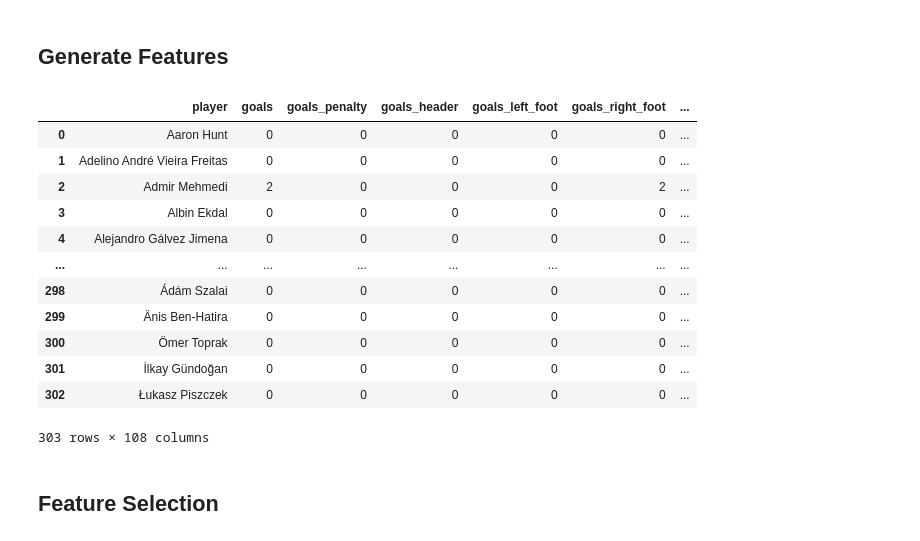
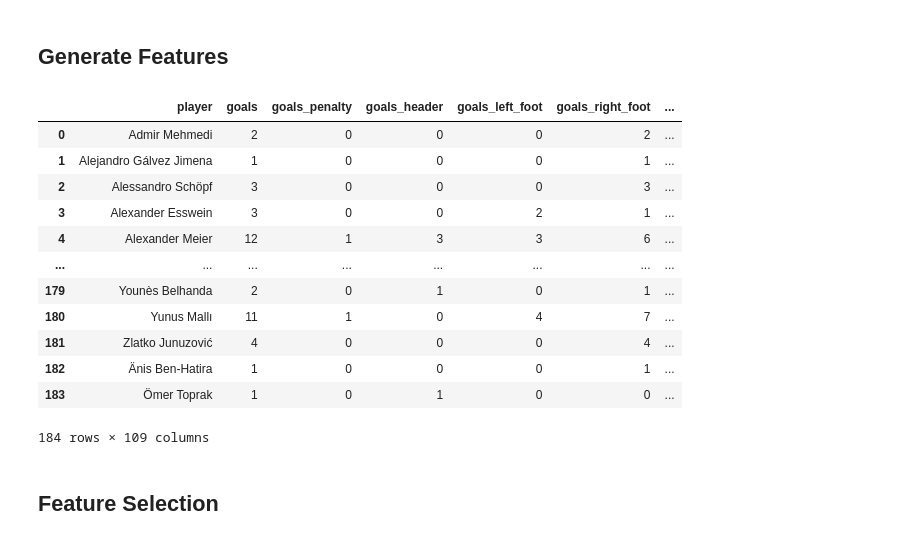
Before and after one commit to allorenz/football-player-similarity, a Jupyter notebook: src/feature_shooting.ipynb, the cells around one changed output. Saved outputs shown, nothing was run; the diff lists cells and outputs as text; code cells hidden in the pictures.

```diff
--- a/src/feature_shooting.ipynb
+++ b/src/feature_shooting.ipynb
@@ -44,7 +44,7 @@ df["shot_end_location"] = df["shot_end_location"].apply(convert_to_list) #shot_e
 df[["x", "y"]] = df["location"].apply(pd.Series)
 df[["x_end_shot", "y_end_shot","z_end_shot"]] = df["shot_end_location"].apply(pd.Series)
 
-df["under_pressure"] = df["under_pressure"] == True
+df["under_pressure"] = df['under_pressure'].fillna(False)
 df
 # %% [output]
 |  | player | position | type | location | minute | shot_aerial_won | play_pattern | shot_body_part | ... |
@@ -110,7 +110,7 @@ def count_important_goals(df):
     results = defaultdict(list)
 
     for match_id in df["match_id"].unique():
-        match = df.loc[df["match_id"] == match_id, ["match_id", "player","minute","possession_team"]]
+        match = df.loc[(df["match_id"] == match_id)  & (df["shot_outcome"] == "Goal"), ["match_id", "player","minute","possession_team"]]
         match = match.sort_values("minute", ascending=True)
         team_names = match['possession_team'].unique()
         team_scores = {team: 0 for team in team_names}
@@ -140,7 +140,7 @@ def count_important_goals(df):
 
     df_event_counts = df_results.groupby(["player", "event"]).size().unstack(fill_value=0).reset_index()
     return df_event_counts
-
+df["under_pressure"] = df["under_pressure"] == True
 # Create player statistics
 def analyze_shooting(df):
     """
@@ -172,7 +172,7 @@ def analyze_shooting(df):
     df_with_flags["is_in_goal_area"] = df[["x","y"]].apply(is_ex_in_goal_area, axis=1)
     df_with_flags["is_in_penalty_area"] = df[["x","y"]].apply(is_ex_in_penalty_area, axis=1)
     df_with_flags["is_in_attacking_third"] = df[["x","y"]].apply(is_ex_in_attacking_third, axis=1)
-    df_with_flags["is_in_middle_third"] = df[["x","y"]].apply(is_in_middle_third, axis=1)
+    df_with_flags["is_in_middle_third"] = (80 > df['x']) & (df['x'] > 40)
     df_with_flags["goal-shot_distance"] = df[["x","y","x_end_shot","y_end_shot"]].apply(calculate_distance, axis=1)
     df_with_flags["is_long_distance"] = (df_with_flags["goal-shot_distance"] >= long_goal_min_distance)
     df_with_flags["is_short_distance"] = (df_with_flags["goal-shot_distance"] <= short_goal_max_distance)
@@ -280,49 +280,49 @@ def analyze_shooting(df):
     player_under_pressure_grouping = player_under_pressure_grouping.drop("under_pressure", axis=1)
 
     important_goal_counts = count_important_goals(df)
+    important_goal_counts["goals_important"] = important_goal_counts["first_goal"] + important_goal_counts["equalizer"] + important_goal_counts["leading_goal"]
 
     player_stats = pd.merge(left=total_stats, right=player_under_pressure_grouping, on="player")
     player_stats = pd.merge(left=player_stats, right=important_goal_counts, on="player")
 
     calculation_pairs = [
         ('shots_on_target', 'shots_total', "shots_on_target_%"),
         ("goals", "shots_total", "shot_conversion_%"),
         ("goals", "shots_on_target", "shot_conversion_on_target_%"),
         ("up_goals", "up_shots_total", "up_shot_conversion_%"),
         ("up_shots_on_target", "up_shots_total", "up_shots_on_target_%"),
         ("shots_inside_penalty_area", "shots_total", "shots_inside_the_box_%"),
         ("shots_outside_penalty_area", "shots_total", "shots_outside_the_box_%"),
         ("goals_right_foot", "goals", "goals_right_foot_%"),
         ("goals_left_foot", "goals", "goals_left_foot_%"),
         ("goals_with_first_touch", "goals", "goals_with_first_touch_%"),
         ("big_chances_led_to_goal", "big_chances_total","big_chance_conversion_%"),
         ("goals_outside_penalty_area", "goals","goals_outside_penalty_area_%"),
         ("goals_inside_penalty_area", "goals","goals_inside_penalty_area_%"),
         ("goals_header", "goals", "goals_header_%")
     ]
 
     for a, b, c in calculation_pairs:
         player_stats[c] = (player_stats[f'{a}'] / player_stats[f'{b}']).round(3)
 
-
     return player_stats
 
 result_df=analyze_shooting(df)
 result_df
 # %% [output]
 |  | player | goals | goals_penalty | goals_header | goals_left_foot | goals_right_foot | ... |
-| 0 | Aaron Hunt | 0 | 0 | 0 | 0 | 0 | ... |
-| 1 | Adelino André Vieira Freitas | 0 | 0 | 0 | 0 | 0 | ... |
-| 2 | Admir Mehmedi | 2 | 0 | 0 | 0 | 2 | ... |
-| 3 | Albin Ekdal | 0 | 0 | 0 | 0 | 0 | ... |
-| 4 | Alejandro Gálvez Jimena | 0 | 0 | 0 | 0 | 0 | ... |
+| 0 | Admir Mehmedi | 2 | 0 | 0 | 0 | 2 | ... |
+| 1 | Alejandro Gálvez Jimena | 1 | 0 | 0 | 0 | 1 | ... |
+| 2 | Alessandro Schöpf | 3 | 0 | 0 | 0 | 3 | ... |
+| 3 | Alexander Esswein | 3 | 0 | 0 | 2 | 1 | ... |
+| 4 | Alexander Meier | 12 | 1 | 3 | 3 | 6 | ... |
 | ... | ... | ... | ... | ... | ... | ... | ... |
-| 298 | Ádám Szalai | 0 | 0 | 0 | 0 | 0 | ... |
-| 299 | Änis Ben-Hatira | 0 | 0 | 0 | 0 | 0 | ... |
-| 300 | Ömer Toprak | 0 | 0 | 0 | 0 | 0 | ... |
-| 301 | İlkay Gündoğan | 0 | 0 | 0 | 0 | 0 | ... |
-| 302 | Łukasz Piszczek | 0 | 0 | 0 | 0 | 0 | ... |
+| 179 | Younès Belhanda | 2 | 0 | 1 | 0 | 1 | ... |
+| 180 | Yunus Mallı | 11 | 1 | 0 | 4 | 7 | ... |
+| 181 | Zlatko Junuzović | 4 | 0 | 0 | 0 | 4 | ... |
+| 182 | Änis Ben-Hatira | 1 | 0 | 0 | 0 | 1 | ... |
+| 183 | Ömer Toprak | 1 | 0 | 1 | 0 | 0 | ... |
-303 rows × 108 columns
+184 rows × 109 columns
 # %% [markdown]
 ## __Feature Selection__
 # %%
```
Also changed, not shown: parts of 4 cells of this notebook, 7 other files.
